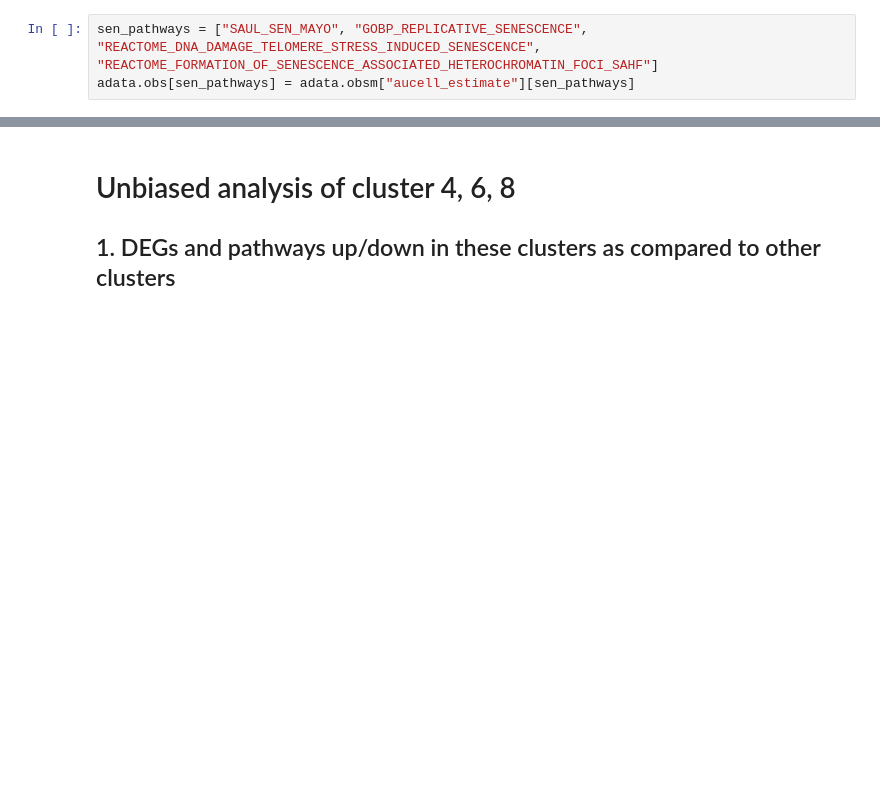
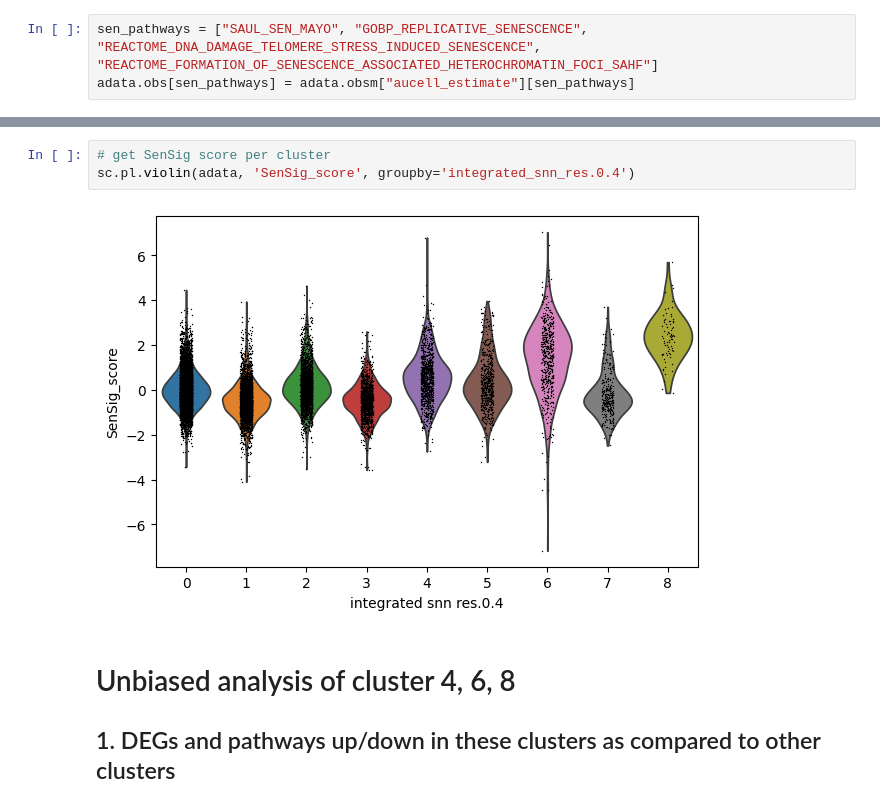
Before and after one commit to akanksha-sachan/senescence_chromatin, a Jupyter notebook: py_scripts/gene_set_scoring.ipynb, the cells around one changed output, grey strips where cells are left out. Saved outputs shown, nothing was run; the diff lists cells and outputs as text; blank space fills up the shorter version.

```diff
--- a/py_scripts/gene_set_scoring.ipynb
+++ b/py_scripts/gene_set_scoring.ipynb
@@ -370,3 +497,8 @@ adata.obs[sen_pathways] = adata.obsm["aucell_estimate"][sen_pathways]
+# %%
+# get SenSig score per cluster
+sc.pl.violin(adata, 'SenSig_score', groupby='integrated_snn_res.0.4')
+# %% [output]
+[figure, added]
 # %% [markdown]
 # Unbiased analysis of cluster 4, 6, 8
 ## 1. DEGs and pathways up/down in these clusters as compared to other clusters
```
Also changed, not shown: parts of 8 cells of this notebook.
